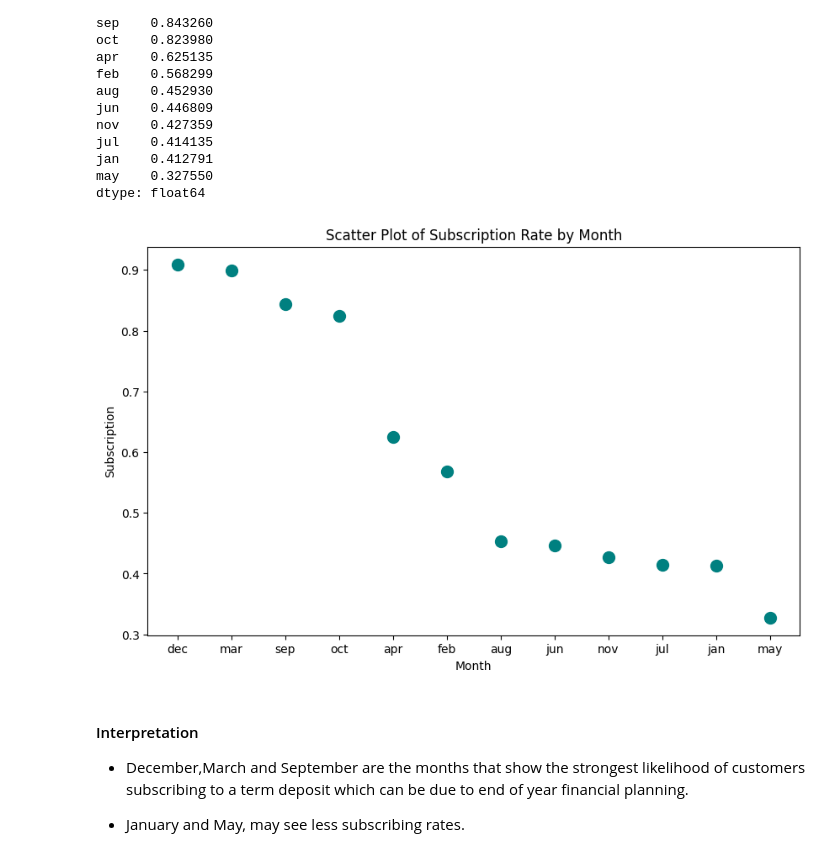
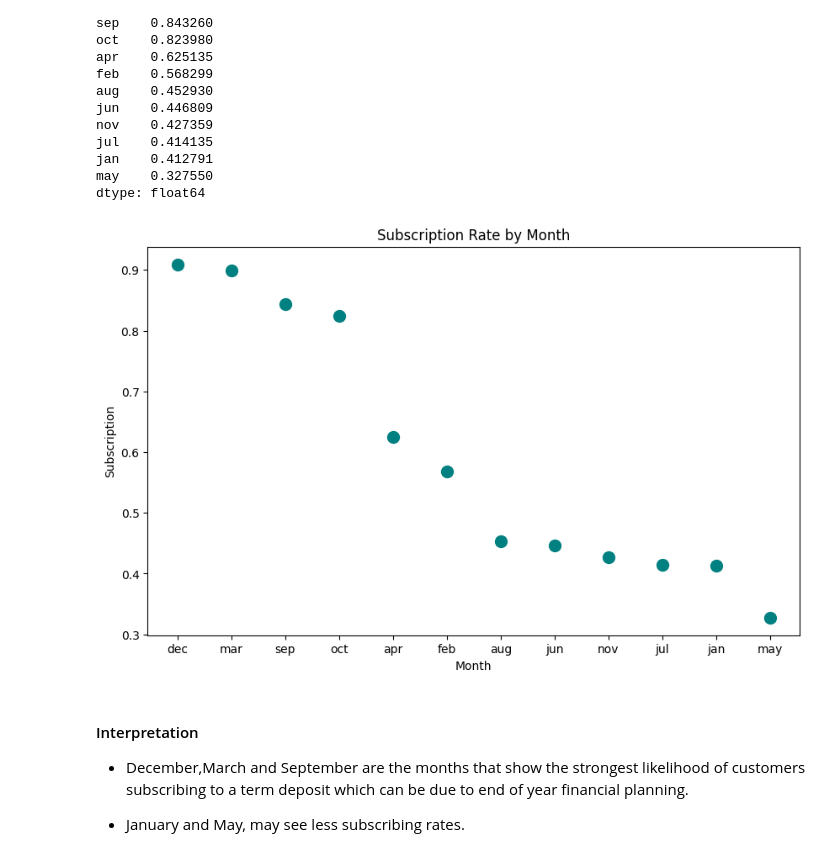
Before and after one commit to Naomi-N-w/Phase-3-Project, a Jupyter notebook: End Of Phase 3 Project.ipynb, the cells around one changed output. Saved outputs shown, nothing was run; the diff lists cells and outputs as text; code cells hidden in the pictures.

```diff
--- a/End Of Phase 3 Project.ipynb
+++ b/End Of Phase 3 Project.ipynb
@@ -261,14 +265,14 @@ dtype: float64
 # %%
 #plotting
 
 plt.figure(figsize=(10, 6))
 plt.scatter(month_rate.index, month_rate.values, color='teal', s=100)
-plt.title('Scatter Plot of Subscription Rate by Month')
+plt.title('Subscription Rate by Month')
 plt.xlabel('Month')
 plt.ylabel('Subscription')
 plt.show()
 # %% [output]
-[figure, old version]
+[figure, new version]
 # %% [markdown]
 #### Interpretation
 
```
Also changed, not shown: parts of 8 cells of this notebook, 2 other files.
